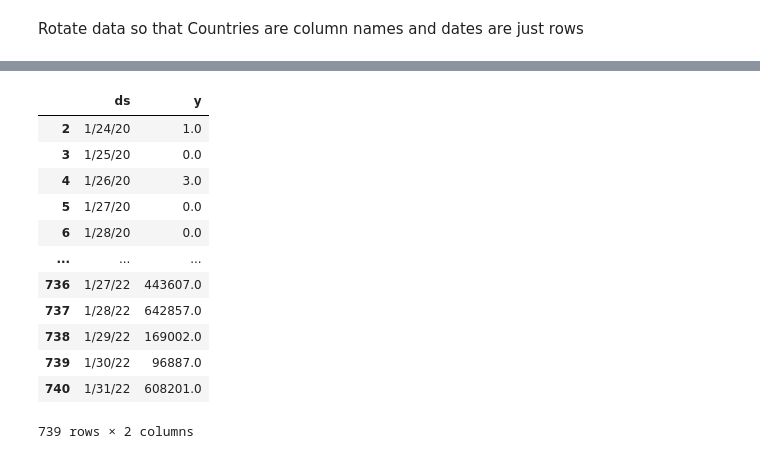
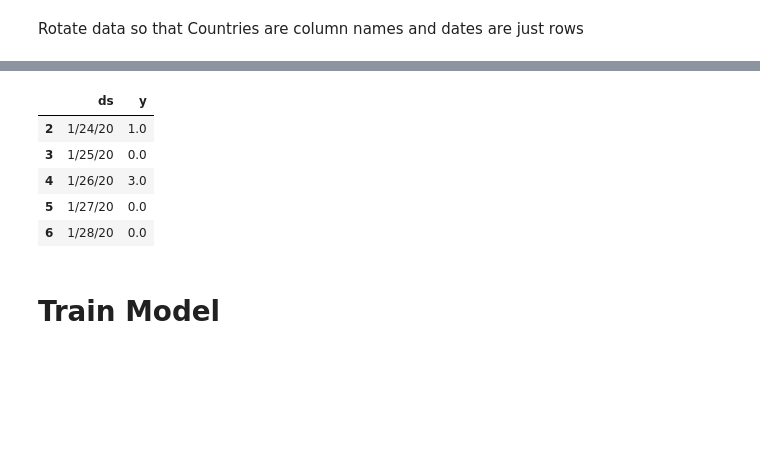
Before and after one commit to iannjari/neuralprophet, a Jupyter notebook: NeuralProphet.ipynb, the cells around one changed output, grey strips where cells are left out. Drawn from its saved outputs; the diff is of its cells as text; code cells hidden in the pictures; blank space fills up the shorter version.

```diff
--- a/NeuralProphet.ipynb
+++ b/NeuralProphet.ipynb
@@ -91,22 +93,18 @@ rotated_dataset
 # %%
+# Different country can be sampled by changing the column
 data=rotated_dataset[['Date','US']]
 data.columns=['ds','y']
 data=data.dropna()
-data[1:]
+data[1:].head()
 # %% [output]
 |  | ds | y |
 | 2 | 1/24/20 | 1.0 |
 | 3 | 1/25/20 | 0.0 |
 | 4 | 1/26/20 | 3.0 |
 | 5 | 1/27/20 | 0.0 |
 | 6 | 1/28/20 | 0.0 |
-| ... | ... | ... |
-| 736 | 1/27/22 | 443607.0 |
-| 737 | 1/28/22 | 642857.0 |
-| 738 | 1/29/22 | 169002.0 |
-| 739 | 1/30/22 | 96887.0 |
-| 740 | 1/31/22 | 608201.0 |
-739 rows × 2 columns
+# %% [markdown]
+# Train Model
 # %%
 m = NeuralProphet(daily_seasonality=True)
 m.fit(data[1:],freq='D',epochs=1000)
```
Also changed, not shown: parts of 16 cells of this notebook.
